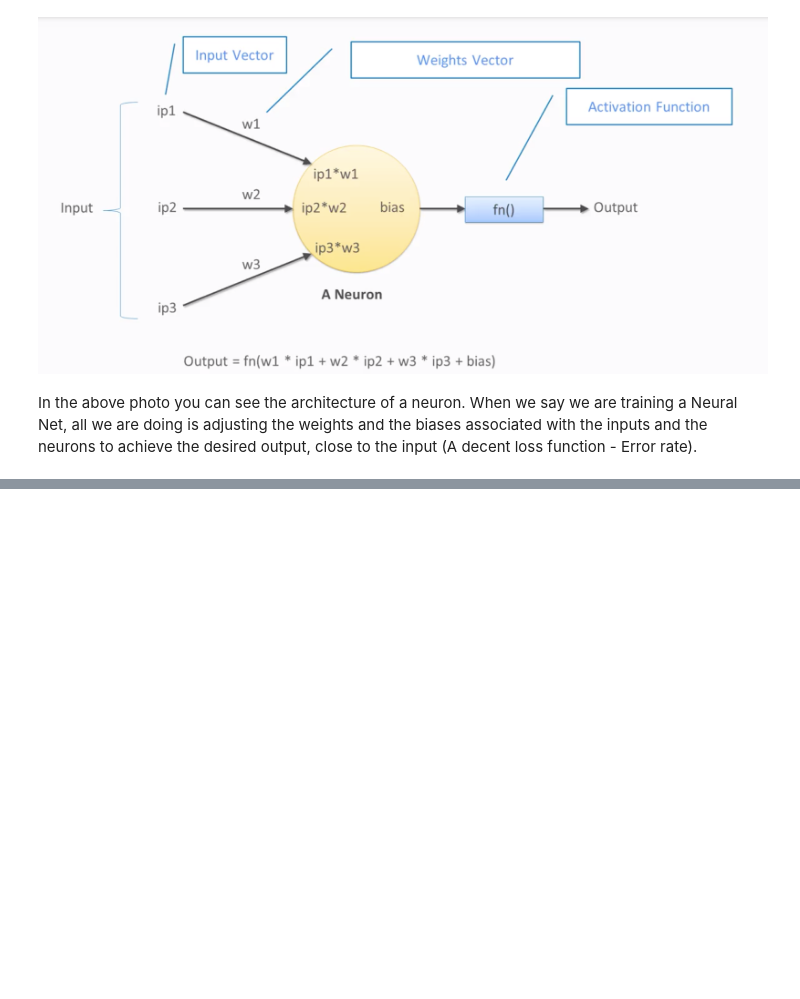
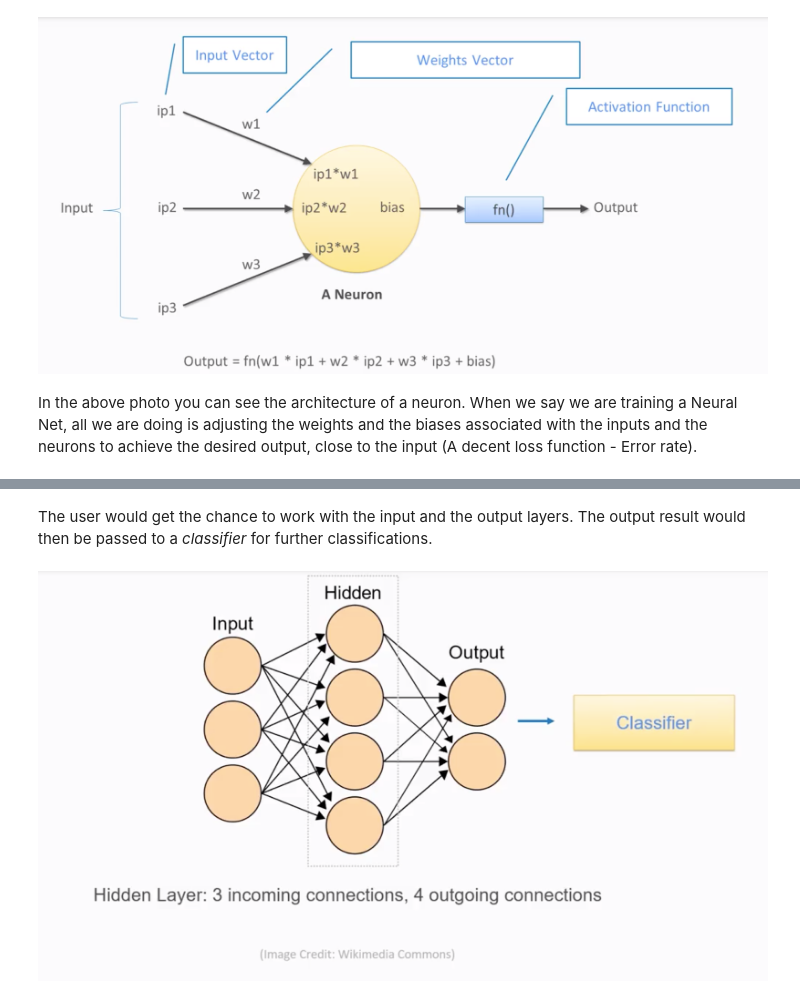
Before and after one commit to saman-rahbar/deep_learning_with_pytorch, a Jupyter notebook: Training a Neural Net.ipynb, the cells around one changed output, grey strips where cells are left out. Saved outputs shown, nothing was run; the diff lists cells and outputs as text; code cells hidden in the pictures; blank space fills up the shorter version.

```diff
--- a/Training a Neural Net.ipynb
+++ b/Training a Neural Net.ipynb
@@ -26,0 +41,6 @@ In the above photo you can see the architecture of a neuron. When we say we are
+# %% [markdown]
+The user would get the chance to work with the input and the output layers. The output result would then be passed to a *classifier* for further classifications.
+# %%
+Image("ANNs_3.png")
+# %% [output]
+[figure, added]
```
Also changed, not shown: parts of 5 cells of this notebook, 3 other files.
